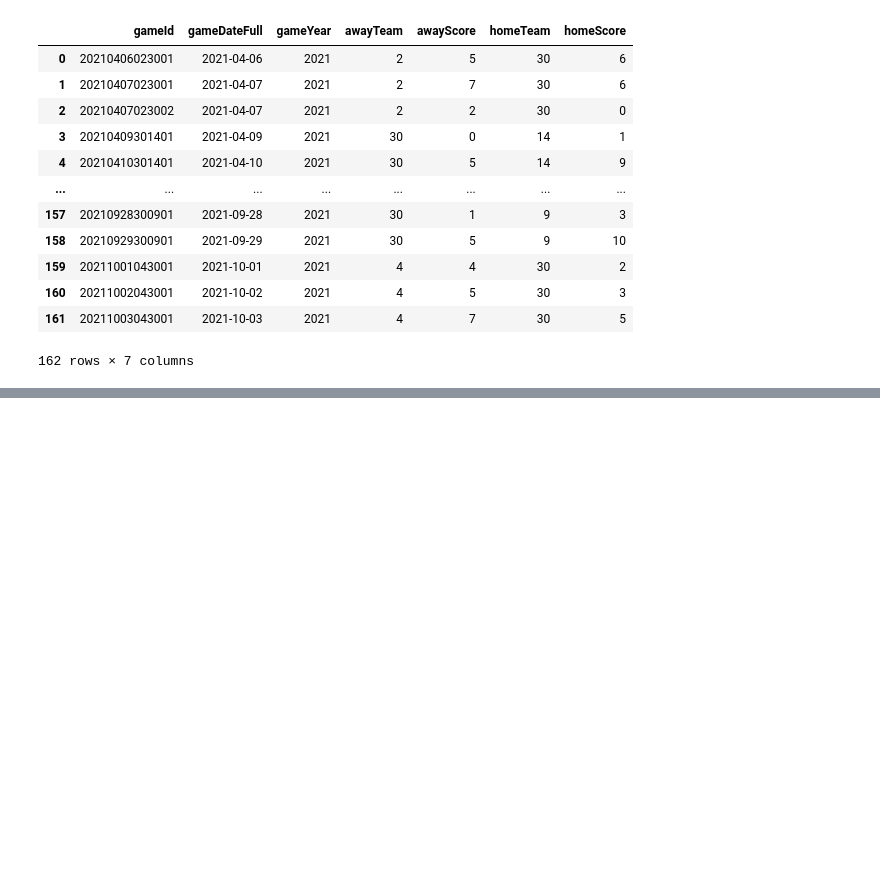
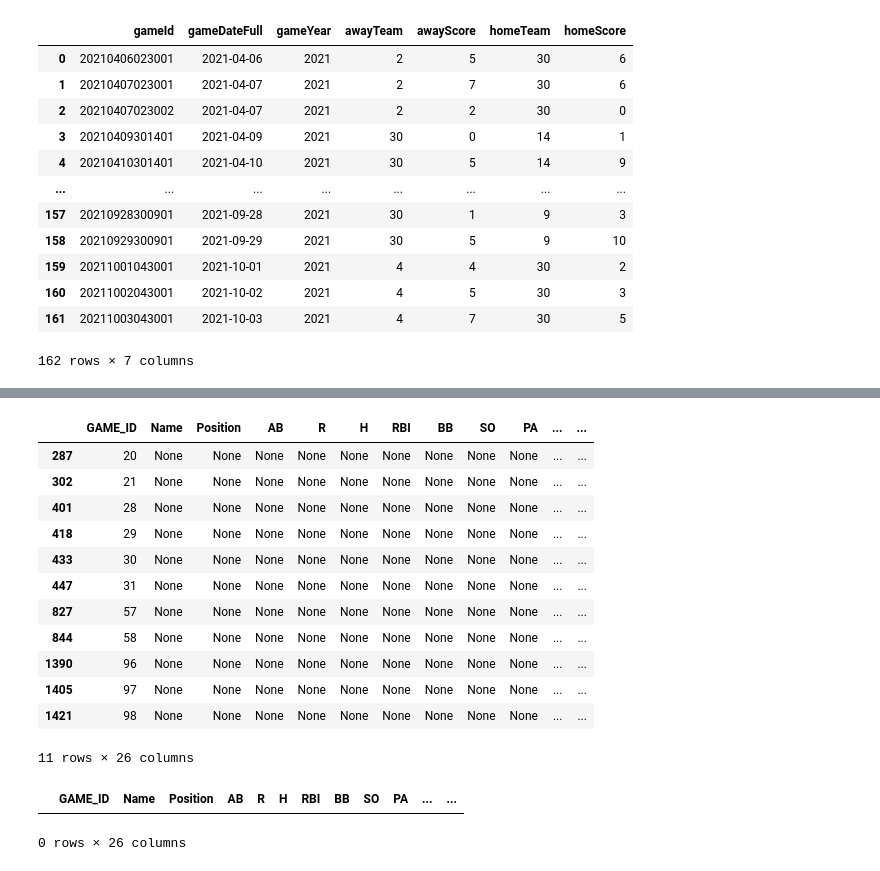
Before and after one commit to tah96/washington-nationals, a Jupyter notebook: Multi_Purpose_notebook.ipynb, the cells around one changed output, grey strips where cells are left out. Cells and saved outputs as stored; diff of their text form; code cells hidden in the pictures; blank space fills up the shorter version.

```diff
--- a/Multi_Purpose_notebook.ipynb
+++ b/Multi_Purpose_notebook.ipynb
@@ -396,0 +587,16 @@ HIT_df
+# %%
+HIT_df.loc[HIT_df['AB'].isnull()]
+# %% [output]
+|  | GAME_ID | Name | Position | AB | R | H | RBI | BB | SO | PA | ... | ... |
+| 287 | 20 | None | None | None | None | None | None | None | None | None | ... | ... |
+| 302 | 21 | None | None | None | None | None | None | None | None | None | ... | ... |
+| 401 | 28 | None | None | None | None | None | None | None | None | None | ... | ... |
+| 418 | 29 | None | None | None | None | None | None | None | None | None | ... | ... |
+| 433 | 30 | None | None | None | None | None | None | None | None | None | ... | ... |
+| 447 | 31 | None | None | None | None | None | None | None | None | None | ... | ... |
+| 827 | 57 | None | None | None | None | None | None | None | None | None | ... | ... |
+| 844 | 58 | None | None | None | None | None | None | None | None | None | ... | ... |
+| 1390 | 96 | None | None | None | None | None | None | None | None | None | ... | ... |
+| 1405 | 97 | None | None | None | None | None | None | None | None | None | ... | ... |
+| 1421 | 98 | None | None | None | None | None | None | None | None | None | ... | ... |
+11 rows × 26 columns
@@ -396,0 +605,5 @@ HIT_df
+# %%
+HIT_df.loc[HIT_df['AB'].isnull()]
+# %% [output]
+|  | GAME_ID | Name | Position | AB | R | H | RBI | BB | SO | PA | ... | ... |
+0 rows × 26 columns
```
Also changed, not shown: parts of 34 cells of this notebook, 2 other files.
